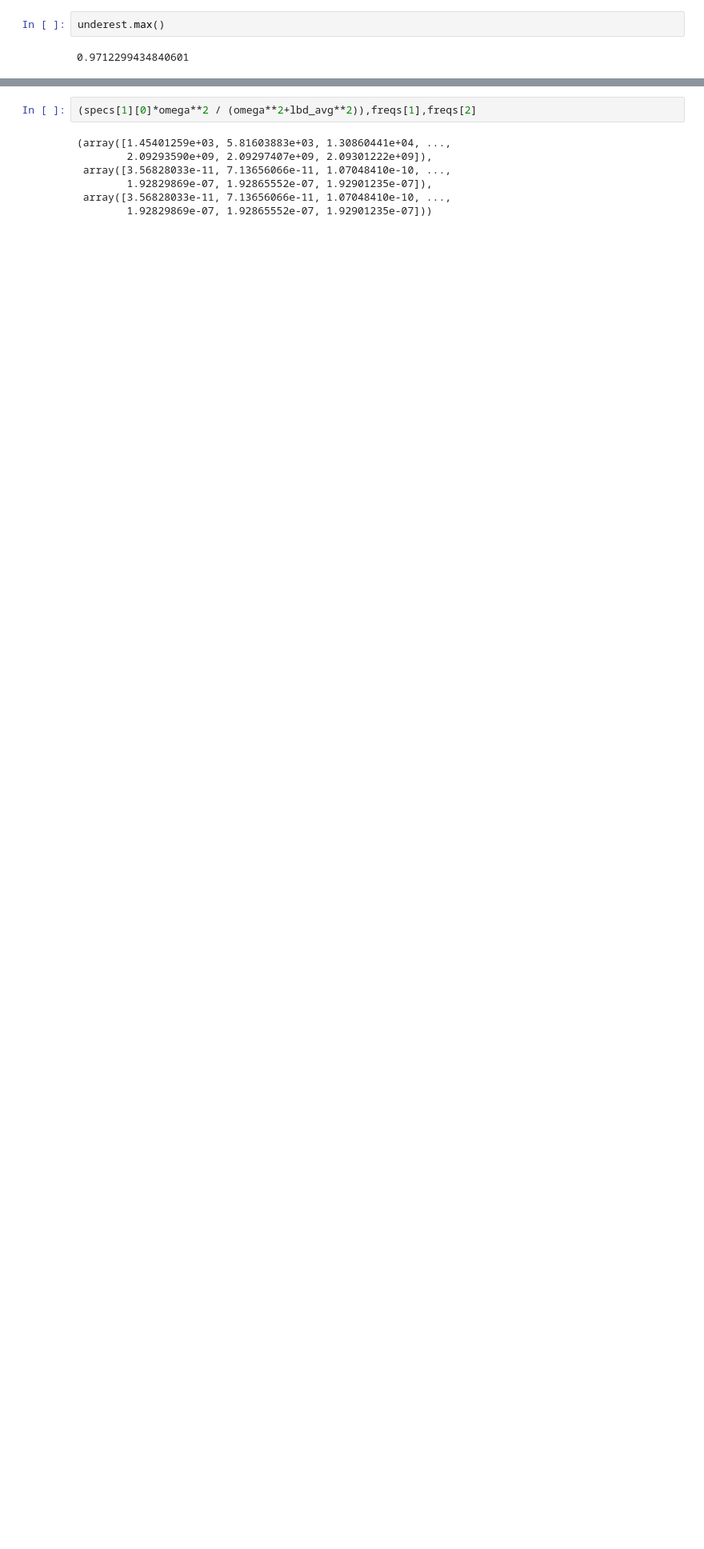
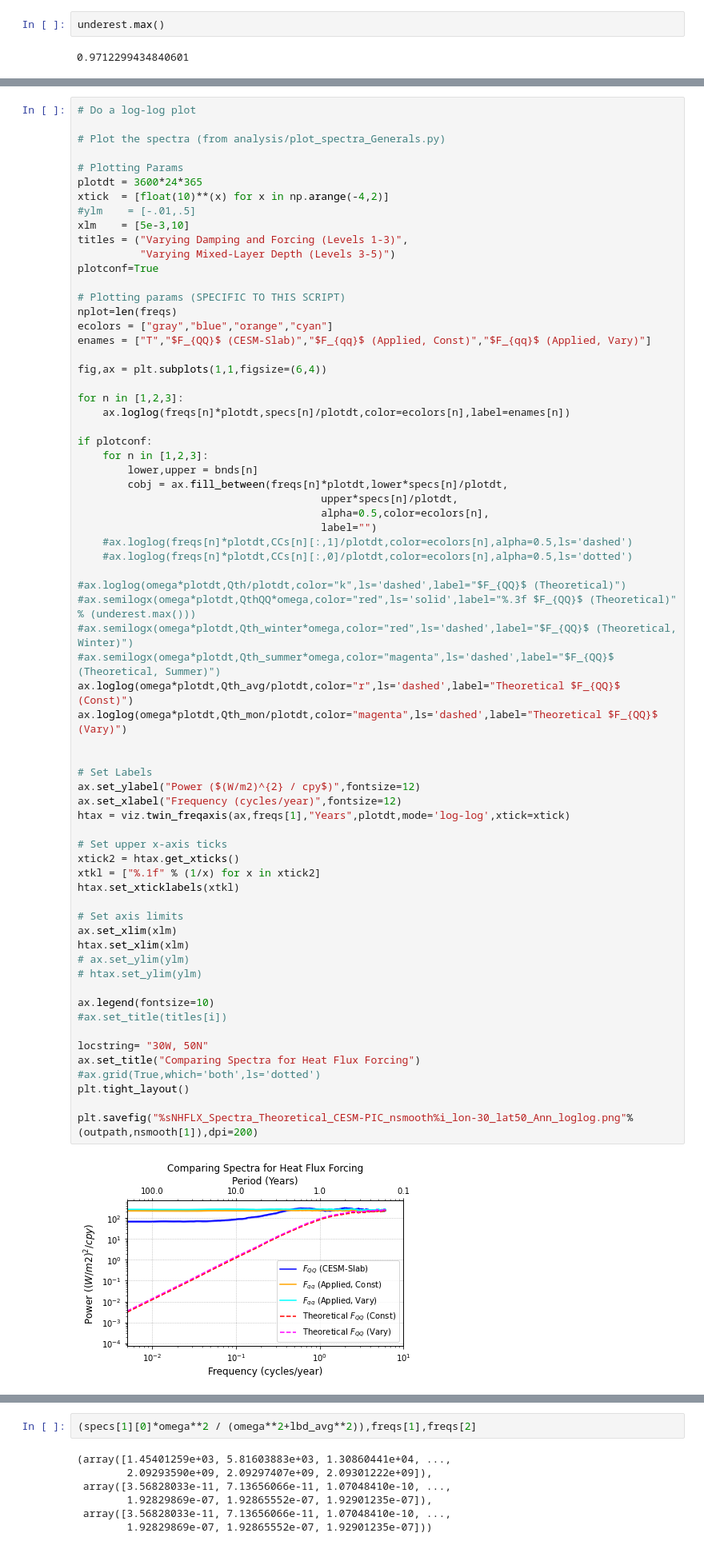
Before and after one commit to glennliu265/stochmod, a Jupyter notebook: analysis/compare_spectra_theoretical.ipynb, the cells around one changed output, grey strips where cells are left out. Shown at 80% size. Drawn from its saved outputs; the diff is of its cells as text; blank space fills up the shorter version.

Commit message:
Updated spectral comparison notebook

```diff
--- a/analysis/compare_spectra_theoretical.ipynb
+++ b/analysis/compare_spectra_theoretical.ipynb
@@ -576,0 +614,69 @@ plt.savefig("%sNHFLX_Spectra_Theoretical_CESM-PIC_nsmooth%i_lon-30_lat50_Ann.png
+# %%
+# Do a log-log plot
+
+# Plot the spectra (from analysis/plot_spectra_Generals.py)
+
+# Plotting Params
+plotdt = 3600*24*365
+xtick  = [float(10)**(x) for x in np.arange(-4,2)]
+#ylm    = [-.01,.5]
+xlm    = [5e-3,10]
+titles = ("Varying Damping and Forcing (Levels 1-3)",
+          "Varying Mixed-Layer Depth (Levels 3-5)")
+plotconf=True
+
+# Plotting params (SPECIFIC TO THIS SCRIPT)
+nplot=len(freqs)
+ecolors = ["gray","blue","orange","cyan"]
+enames = ["T","$F_{QQ}$ (CESM-Slab)","$F_{qq}$ (Applied, Const)","$F_{qq}$ (Applied, Vary)"]
+
+fig,ax = plt.subplots(1,1,figsize=(6,4))
+
+for n in [1,2,3]:
+    ax.loglog(freqs[n]*plotdt,specs[n]/plotdt,color=ecolors[n],label=enames[n])
+
+if plotconf:
+    for n in [1,2,3]:
+        lower,upper = bnds[n]
+        cobj = ax.fill_between(freqs[n]*plotdt,lower*specs[n]/plotdt,
+                                       upper*specs[n]/plotdt,
+                                       alpha=0.5,color=ecolors[n],
+                                       label="")
+    #ax.loglog(freqs[n]*plotdt,CCs[n][:,1]/plotdt,color=ecolors[n],alpha=0.5,ls='dashed')
+    #ax.loglog(freqs[n]*plotdt,CCs[n][:,0]/plotdt,color=ecolors[n],alpha=0.5,ls='dotted')
+
+#ax.loglog(omega*plotdt,Qth/plotdt,color="k",ls='dashed',label="$F_{QQ}$ (Theoretical)")
+#ax.semilogx(omega*plotdt,QthQQ*omega,color="red",ls='solid',label="%.3f $F_{QQ}$ (Theoretical)" % (underest.max()))
+#ax.semilogx(omega*plotdt,Qth_winter*omega,color="red",ls='dashed',label="$F_{QQ}$ (Theoretical, Winter)")
+#ax.semilogx(omega*plotdt,Qth_summer*omega,color="magenta",ls='dashed',label="$F_{QQ}$ (Theoretical, Summer)")
+ax.loglog(omega*plotdt,Qth_avg/plotdt,color="r",ls='dashed',label="Theoretical $F_{QQ}$ (Const)")
+ax.loglog(omega*plotdt,Qth_mon/plotdt,color="magenta",ls='dashed',label="Theoretical $F_{QQ}$ (Vary)")
+
+
+# Set Labels
+ax.set_ylabel("Power ($(W/m2)^{2} / cpy$)",fontsize=12)
+ax.set_xlabel("Frequency (cycles/year)",fontsize=12)
+htax = viz.twin_freqaxis(ax,freqs[1],"Years",plotdt,mode='log-log',xtick=xtick)
+
+# Set upper x-axis ticks
+xtick2 = htax.get_xticks()
+xtkl = ["%.1f" % (1/x) for x in xtick2]
+htax.set_xticklabels(xtkl)
+
+# Set axis limits
+ax.set_xlim(xlm)
+htax.set_xlim(xlm)
+# ax.set_ylim(ylm)
+# htax.set_ylim(ylm)
+
+ax.legend(fontsize=10)
+#ax.set_title(titles[i])
+
+locstring= "30W, 50N"
+ax.set_title("Comparing Spectra for Heat Flux Forcing")
+#ax.grid(True,which='both',ls='dotted')
+plt.tight_layout()
+
+plt.savefig("%sNHFLX_Spectra_Theoretical_CESM-PIC_nsmooth%i_lon-30_lat50_Ann_loglog.png"%(outpath,nsmooth[1]),dpi=200)
+# %% [output]
+[figure, added]
```
Also changed, not shown: parts of 19 cells of this notebook.
